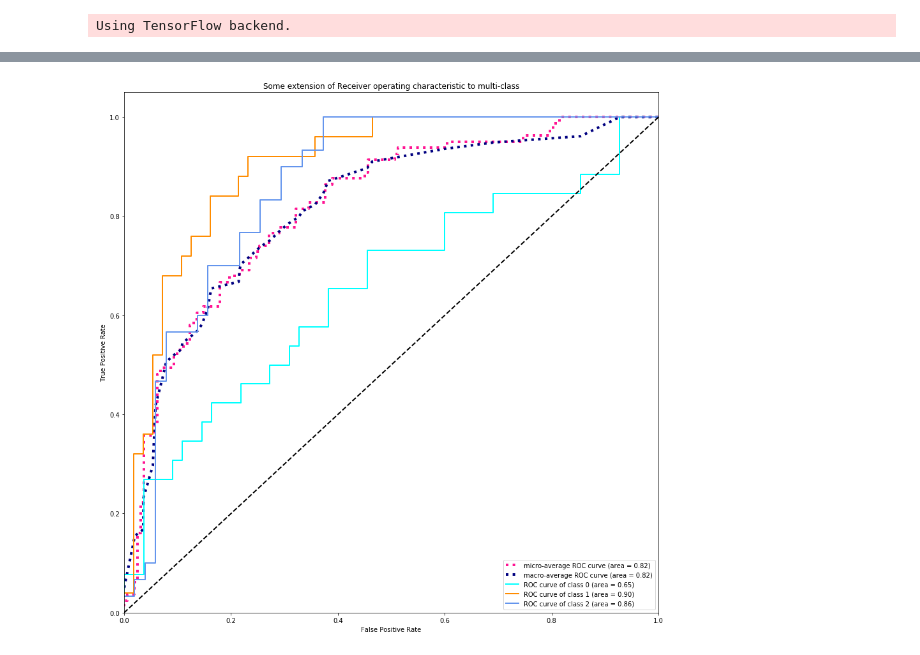
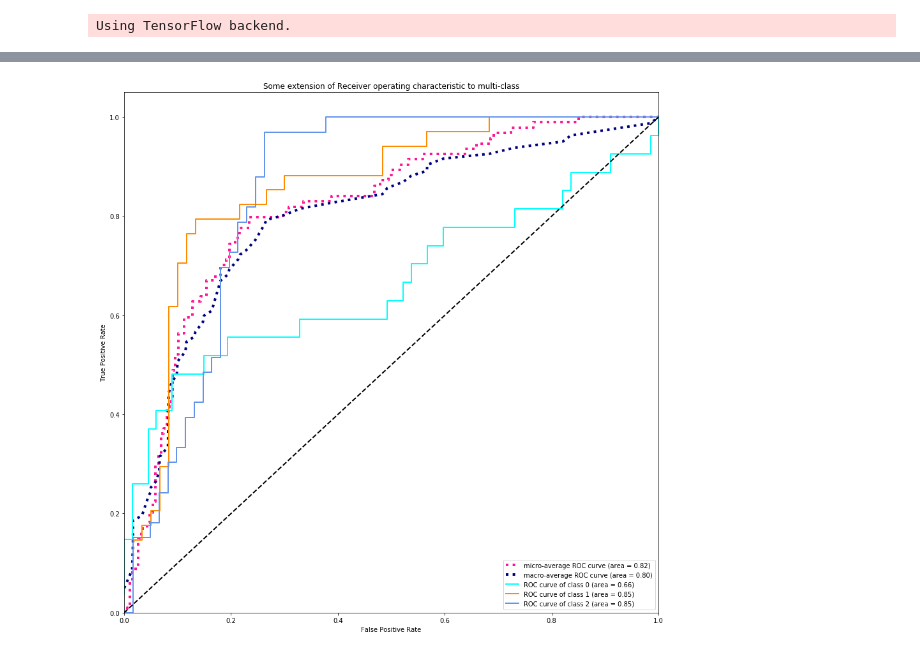
Before and after one commit to Frayal/Stage, a Jupyter notebook: ProgrammesTV/ML.ipynb, the cells around one changed output, grey strips where cells are left out. Drawn from its saved outputs; the diff is of its cells as text; code cells hidden in the pictures.

```diff
--- a/ProgrammesTV/ML.ipynb
+++ b/ProgrammesTV/ML.ipynb
@@ -42,8 +42,8 @@ from keras.wrappers.scikit_learn import KerasClassifier
 fileX_train1 ='/home/alexis/Bureau/Stage/ProgrammesTV/merged_2018-04-30.csv'
 fileX_train2 ='/home/alexis/Bureau/Stage/ProgrammesTV/merged_2018-05-18.csv'
 fileX_train3 ='/home/alexis/Bureau/Stage/ProgrammesTV/merged_2018-05-23.csv'
-fileX_valid ='/home/alexis/Bureau/Stage/ProgrammesTV/merged_2018-05-07.csv'
-fileX_test ='/home/alexis/Bureau/Stage/ProgrammesTV/merged_2018-05-09.csv'
+fileX_valid ='/home/alexis/Bureau/Stage/ProgrammesTV/merged_2018-05-09.csv'
+fileX_test ='/home/alexis/Bureau/Stage/ProgrammesTV/merged_2018-05-07.csv'
 #################################################
 ########### Important functions #################
 #################################################
@@ -102,7 +102,7 @@ X_test.shape
 # %%
 ### XGB modeling
-params = {'eta': 0.0001,
-          'max_depth': 25,
+params = {'eta': 0.001,
+          'max_depth': 6,
           'subsample': 0.9,
           'colsample_bytree': 1,
           'colsample_bylevel':1,
@@ -112,11 +112,10 @@ params = {'eta': 0.0001,
           'eval_metric': 'mlogloss',
           'seed': 99,
           'silent': 1,
-         'scale_pos_weight':0,
          'num_class' : 3,
          }
-params2 = {'eta': 0.0001,
-          'max_depth': 20,
+params2 = {'eta': 0.001,
+          'max_depth': 6,
           'subsample': 0.9,
           'colsample_bytree': 0.9,
           'colsample_bylevel':0.9,
@@ -124,9 +123,8 @@ params2 = {'eta': 0.0001,
           'alpha':0.01,
           'objective': 'multi:softprob',
           'eval_metric': 'mlogloss',
-          'seed': 99,
+          'seed': 42,
           'silent': 1,
-         'scale_pos_weight':0,
           'num_class' : 3,
          }
 
@@ -138,9 +136,9 @@ class Classifier(BaseEstimator):
     def fit(self,X,y):
         np.random.seed(99)
         x1, x2, y1, y2 = train_test_split(X, y, test_size=0.2)
-        watchlist = [(xgb.DMatrix(x1, y1), 'train'), (xgb.DMatrix(x2, y2), 'valid')]
-        self.clf1 = xgb.train(params, xgb.DMatrix(x1, y1), 50000,  watchlist, maximize = False,verbose_eval=5000, early_stopping_rounds=3000)
-        self.clf2 = xgb.train(params2, xgb.DMatrix(x1, y1), 50000,  watchlist, maximize = False,verbose_eval=5000, early_stopping_rounds=3000)
+        watchlist = [(xgb.DMatrix(x1, y1, weight = [y*2+1 for y in y1]), 'train'), (xgb.DMatrix(x2, y2,weight = [y*2+1 for y in y2]), 'valid')]
+        self.clf1 = xgb.train(params, (xgb.DMatrix(x1, y1, weight = [y*2+1 for y in y1])), 50000,  watchlist, maximize = False,verbose_eval=500, early_stopping_rounds=3000)
+        self.clf2 = xgb.train(params2, (xgb.DMatrix(x1, y1, weight = [y*2+1 for y in y1])), 50000,  watchlist, maximize = False,verbose_eval=500, early_stopping_rounds=3000)
 
 
     def predict(self, X):
@@ -189,9 +185,9 @@ class Classifier2(BaseEstimator):
 
     def fit(self, X,y):
         x1, x2, y1, y2 = train_test_split(X, y, test_size=0.2, random_state=99)
-        self.clf1 = CatBoostClassifier(iterations=2000,learning_rate=0.01, depth=6,metric_period = 50, loss_function='MultiClass', eval_metric='MultiClass', random_seed=99, od_type='Iter', od_wait=500)
+        self.clf1 = CatBoostClassifier(iterations=5000,learning_rate=0.01, depth=6,metric_period = 50, loss_function='MultiClass', eval_metric='MultiClass', random_seed=99, od_type='Iter', od_wait=500,class_weights = [1,3,5])
         self.clf1.fit(x1,y1,verbose=True,eval_set=(x2,y2),use_best_model=True)
-        self.clf2 = CatBoostClassifier(iterations=5000,learning_rate=0.001, depth=7,metric_period = 50, loss_function='MultiClass', eval_metric='MultiClass', random_seed=99, od_type='Iter', od_wait=500)
+        self.clf2 = CatBoostClassifier(iterations=5000,learning_rate=0.01, depth=7,metric_period = 50, loss_function='MultiClass', eval_metric='MultiClass', random_seed=99, od_type='Iter', od_wait=500,class_weights = [1,3,5])
         self.clf2.fit(x1,y1,verbose=True,eval_set=(x2,y2),use_best_model=True)
     def predict(self, X):
         return self.clf.predict(X)
@@ -300,6 +309,8 @@ pour la classe 2
 import numpy as np
 import matplotlib.pyplot as plt
 from itertools import cycle
+
+y_score = y_tot
 
 from sklearn import svm, datasets
 from sklearn.metrics import roc_curve, auc
@@ -341,31 +352,31 @@ roc_auc["macro"] = auc(fpr["macro"], tpr["macro"])
 # Plot all ROC curves
 plt.figure(figsize=(15,15))
 plt.plot(fpr["micro"], tpr["micro"],
          label='micro-average ROC curve (area = {0:0.2f})'
                ''.format(roc_auc["micro"]),
          color='deeppink', linestyle=':', linewidth=4)
 
 plt.plot(fpr["macro"], tpr["macro"],
          label='macro-average ROC curve (area = {0:0.2f})'
                ''.format(roc_auc["macro"]),
          color='navy', linestyle=':', linewidth=4)
 
 colors = cycle(['aqua', 'darkorange', 'cornflowerblue'])
 for i, color in zip(range(n_classes), colors):
     plt.plot(fpr[i], tpr[i], color=color, lw=2,
              label='ROC curve of class {0} (area = {1:0.2f})'
              ''.format(i, roc_auc[i]))
 
 
 
 plt.plot([0, 1], [0, 1], 'k--', lw=2)
 plt.xlim([0.0, 1.0])
 plt.ylim([0.0, 1.05])
 plt.xlabel('False Positive Rate')
 plt.ylabel('True Positive Rate')
 plt.title('Some extension of Receiver operating characteristic to multi-class')
 plt.legend(loc="lower right")
 plt.savefig('auc.png')
 plt.show()
 # %% [output]
-[figure, old version]
+[figure, new version]
```
Also changed, not shown: parts of 7 cells of this notebook, 1 other file.
